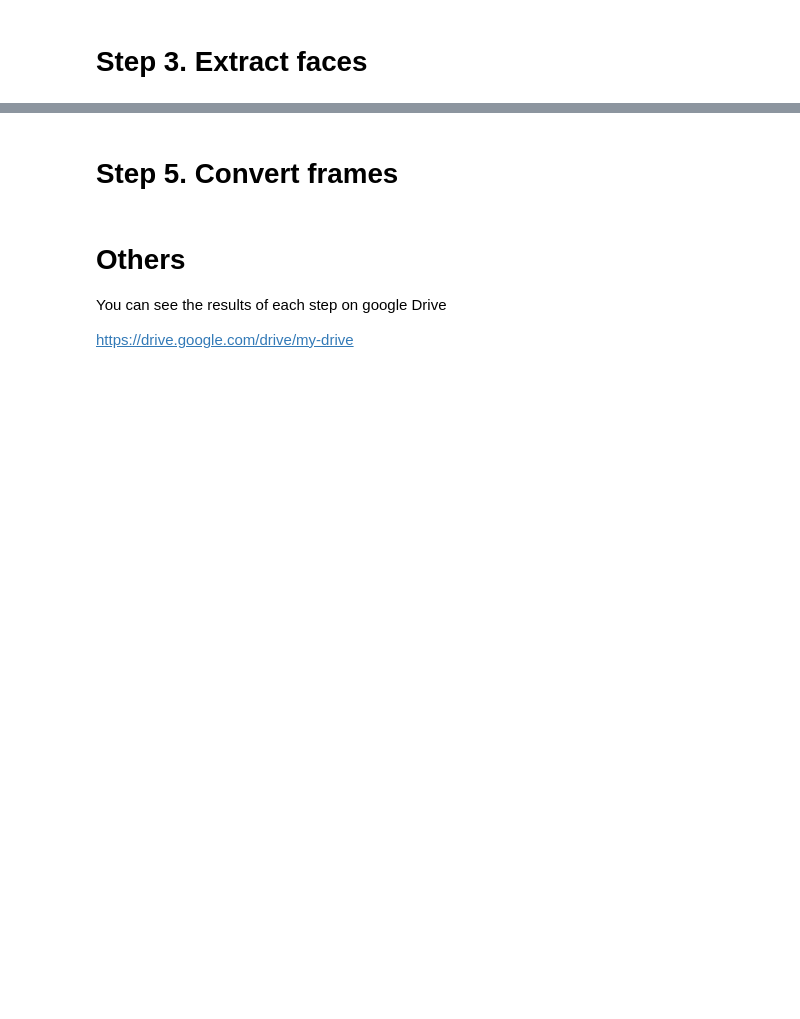
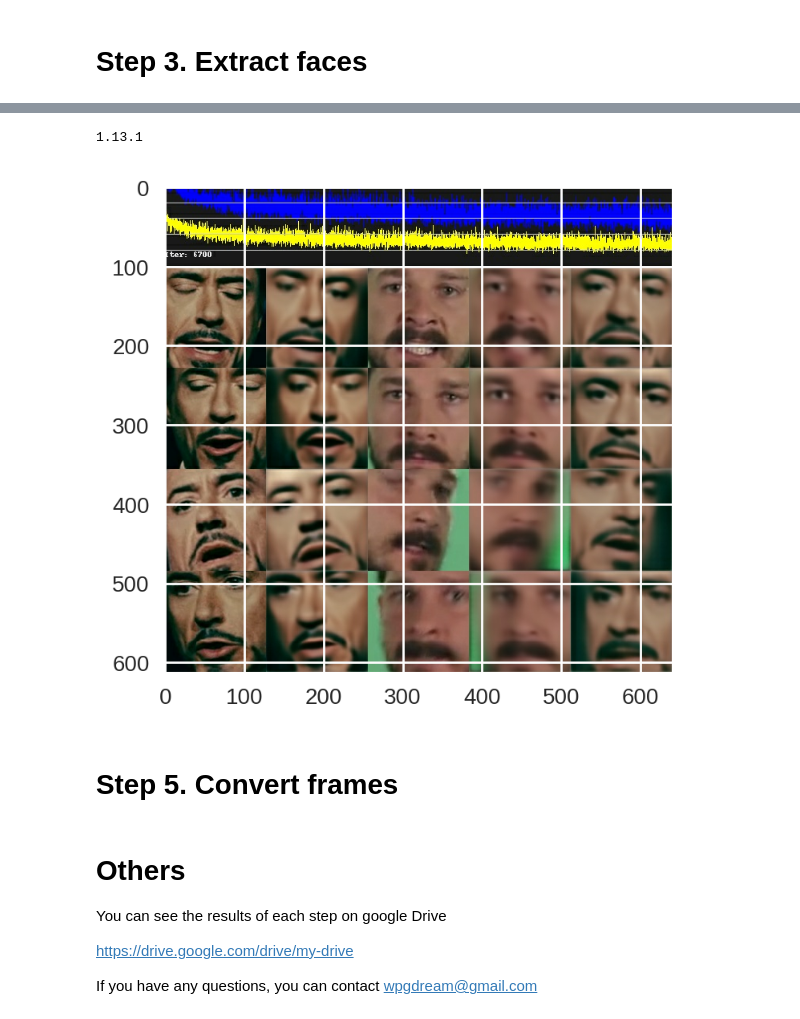
Before and after one commit to korman/DeepFaceLab_Colab, a Jupyter notebook: DeepFaceLab_Colab.ipynb, the cells around one changed output, grey strips where cells are left out. Drawn from its saved outputs; the diff is of its cells as text; code cells hidden in the pictures; blank space fills up the shorter version.

```diff
--- a/DeepFaceLab_Colab.ipynb
+++ b/DeepFaceLab_Colab.ipynb
@@ -147,3 +103,38 @@ Feed faces to network sorted by yaw? (y/n ?:help skip:n) :
+# %%
+#@title
+# For preview, training must be stopped
+# You can also view it in parallel with another .ipynb.
+#https://github.com/dream80/DeepFaceLab_Colab/blob/master/ViewLastHistory_H128.ipynb
+
+import matplotlib.pyplot as plt
+import tensorflow as tf
+import numpy as np
+import os
+from google.colab import files
+
+print(tf.__version__)
+
+imgpath="/content/drive/My Drive/DeepFaceLab/workspace/model/H128_history/"
+tlist=os.listdir(imgpath)
+tlist.sort(key=lambda x:int(x[:-5]))
+lastpic=tlist[-1]
+
+image_raw = tf.gfile.GFile(imgpath+lastpic,'rb').read()   #bytes
+img = tf.image.decode_jpeg(image_raw)  #Tensor
+
+plt.rcParams['figure.figsize'] = (8, 4.0)
+plt.rcParams['image.interpolation'] = 'nearest'
+plt.rcParams['image.cmap'] = 'gray'
+plt.rcParams['savefig.dpi'] =200
+plt.rcParams['figure.dpi'] = 200
+
+
+
+with tf.Session() as sess:
+    plt.imshow(img.eval())
+# %% [output]
+1.13.1
+[figure, added]
 # %% [markdown]
 # Step 5. Convert frames
 # %%
@@ -159,3 +150,5 @@ Feed faces to network sorted by yaw? (y/n ?:help skip:n) :
 You can see the results of each step on google Drive
 
 https://drive.google.com/drive/my-drive
+
+If you have any questions, you can contact wpgdream@gmail.com
```
Also changed, not shown: parts of 22 cells of this notebook.
